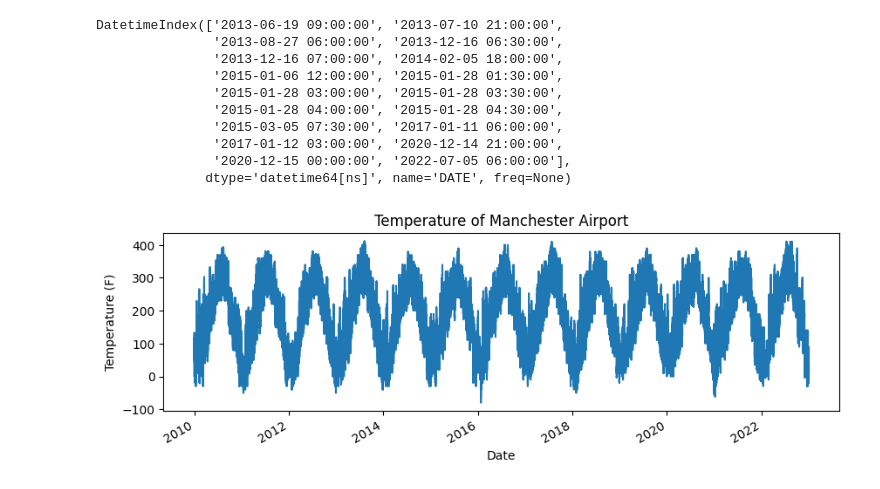
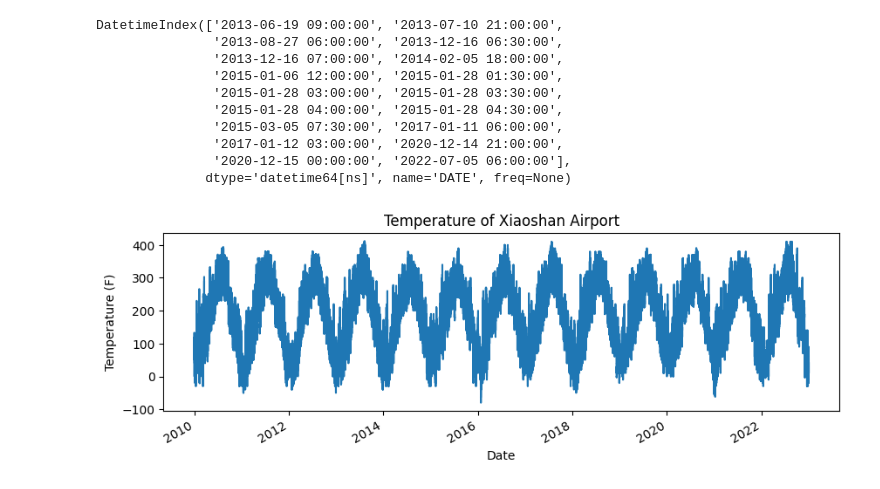
Before and after one commit to m-edal/training_AutoML_EnvData, a Jupyter notebook: tutorial_task_code_example.ipynb, the cells around one changed output. Cells and saved outputs as stored; diff of their text form; code cells hidden in the pictures.

```diff
--- a/tutorial_task_code_example.ipynb
+++ b/tutorial_task_code_example.ipynb
@@ -116,13 +116,13 @@ xs['T_filled'] = xs['TMP'].apply(lambda x: x if x < 9999 else np.nan).interpolat
 # %%
 # plotting
 fig, ax = plt.subplots(1,1, figsize=(10,3))
 xs['T_filled'].plot(ax=ax)
 ax.set_xlabel('Date')
 ax.set_ylabel('Temperature (F)')
-ax.set_title('Temperature of Manchester Airport')
+ax.set_title('Temperature of Xiaoshan Airport')
 fig.show()
 # %% [output]
-[figure, old version]
+[figure, new version]
 # %%
 xs_m = xs['T_filled'].resample('M').mean().reset_index()
 
```
Also changed, not shown: parts of 6 cells of this notebook, 1 other file.
